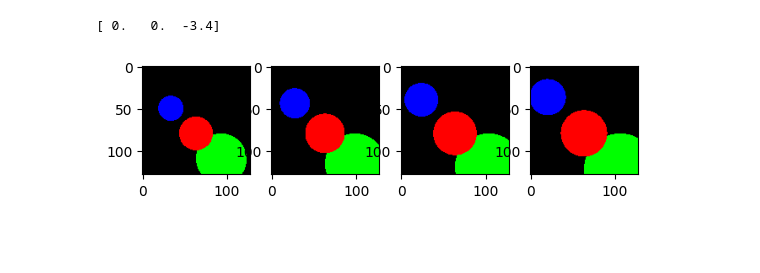
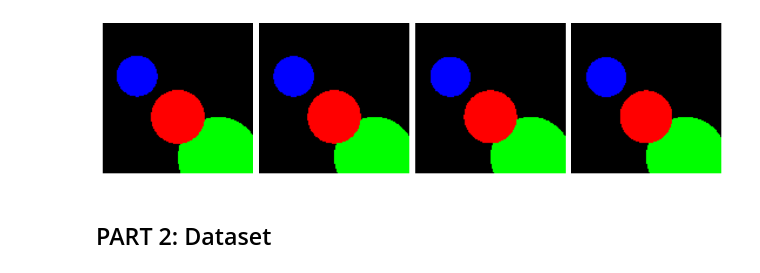
Before and after one commit to mirajiang/neuro-1401-final-project, a Jupyter notebook: project.ipynb, the cells around one changed output. Cells and saved outputs as stored; diff of their text form; code cells hidden in the pictures; blank space fills up the shorter version.

```diff
--- a/project.ipynb
+++ b/project.ipynb
@@ -9,4 +9,0 @@ import matplotlib.pyplot as plt
-# %%
-## Configuration
-w, h = 128, 128              # screen size
-camera = np.array([0, 0, -5.0])  # camera position
@@ -13,17 +15,23 @@ camera = np.array([0, 0, -5.0])  # camera position
 # %%
 class Sphere():
-    def __init__(self, center, color, r):
+    def __init__(self, center, color, r=None):
         self.c = np.asarray(center)
         self.color = np.asarray(color)
         self.r = r
 
     # adapted from jamesbowman/raytrace
     def intersect(self, origin, direction):
+        if self.r is None:
+            dist = np.linalg.norm(self.c - origin, axis=-1)
+            r = dist * 0.005
+        else:
+            r = self.r
+
         b = 2 * np.dot(direction, (origin - self.c))
         c1 = self.c @ self.c
         c2 = origin @ origin
         c3 = self.c @ origin
-        c4 = self.r * self.r
+        c4 = r * r
         c = c1 + c2 - 2 * c3 - c4
         disc = b * b - 4 * c
         sq = np.sqrt(np.maximum(0, disc))
@@ -52,25 +51,52 @@ def raytrace(origin, direction, scene):
         color[hit] = s.color
     return color
 
-r = float(w) / h
-screen = (-1, 1 / r + .25, 1, -1 / r + .25)
-x = np.tile(np.linspace(screen[0], screen[2], w), h)
-y = np.repeat(np.linspace(screen[1], screen[3], h), w)
-q = np.hstack((x.reshape(-1, 1), y.reshape(-1, 1), np.ones((x.shape[0], 1))))
+def render(scene, camera, w=128, h=128, step=0.1):
+    r = float(w) / h
+    screen = (-1, 1 / r + .25, 1, -1 / r + .25)
+    x = np.tile(np.linspace(screen[0], screen[2], w), h)
+    y = np.repeat(np.linspace(screen[1], screen[3], h), w)
+    q = np.hstack((x.reshape(-1, 1), y.reshape(-1, 1), np.ones((x.shape[0], 1))))
 
-images = np.empty((4, w, h, 3))
-c = np.copy(camera)
-for i in range(images.shape[0]):
-    direction = q - c
-    direction = direction / np.linalg.norm(direction, axis=1, keepdims=True)
-    images[i] = raytrace(c, direction, scene).reshape(w, h, 3)
-    c += np.array([0.0, 0.0, -2.0])
-print(camera)
+    images = np.empty((4, w, h, 3))
+    c = np.copy(camera)
+    for i in range(images.shape[0]):
+        direction = q - c
+        direction = direction / np.linalg.norm(direction, axis=1, keepdims=True)
+        images[i] = raytrace(c, direction, scene).reshape(w, h, 3)
+        c += np.array([0.0, 0.0, step])
+
+    return images
+
+def display(images):
+    n_frames = images.shape[0]
+    fig, axes = plt.subplots(
+        1, n_frames,
+        figsize=(3 * n_frames, 3.2),
+        facecolor="#ffffff"
+    )
+    fig.subplots_adjust(wspace=0.04)
+
+    if n_frames == 1:
+        axes = [axes]
+
+    for i, ax in enumerate(axes):
+        ax.imshow(images[i])
+        ax.set_xticks([])
+        ax.set_yticks([])
+        for spine in ax.spines.values():
+            spine.set_visible(False)
+
+    plt.show()
-# %% [output]
-[ 0.   0.  -3.4]
 # %%
-fig, ax = plt.subplots(1, images.shape[0])
-for i in range(ax.shape[0]):
-    ax[i].imshow(images[i].reshape(w, h, 3))
+scene = [Sphere([0.0, 0.0, 5.0],  RED,   0.6),
+         Sphere([1.0, -1.0, 6.0], GREEN, 1.0),
+         Sphere([-1.0, 1.0, 6.0], BLUE, 0.5)]
+camera = np.array([0.0, 0.0, -5.0])
+
+images = render(scene, camera)
+display(images)
 # %% [output]
-[figure, old version]
+[figure, new version]
+# %% [markdown]
+## PART 2: Dataset
```
Also changed, not shown: parts of 7 cells of this notebook.
